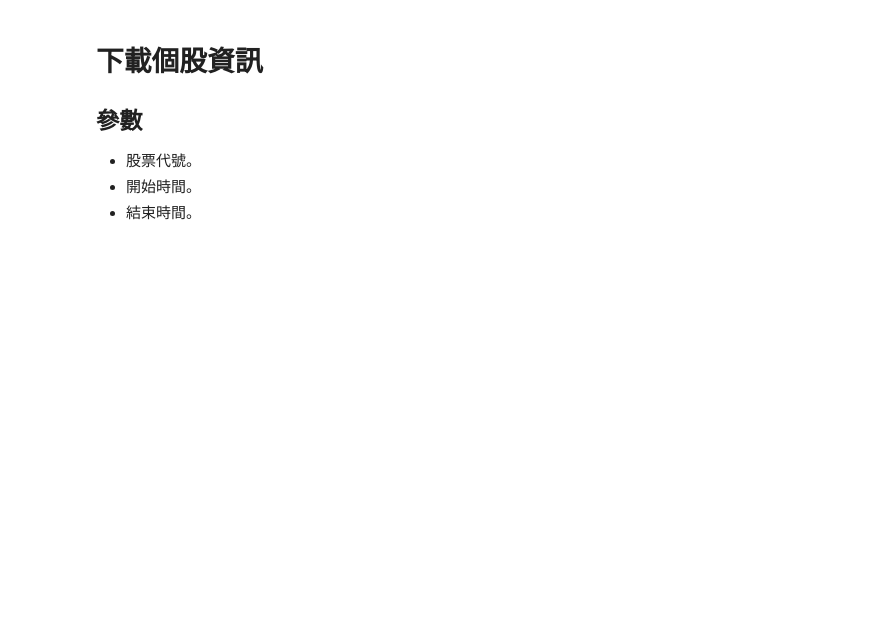
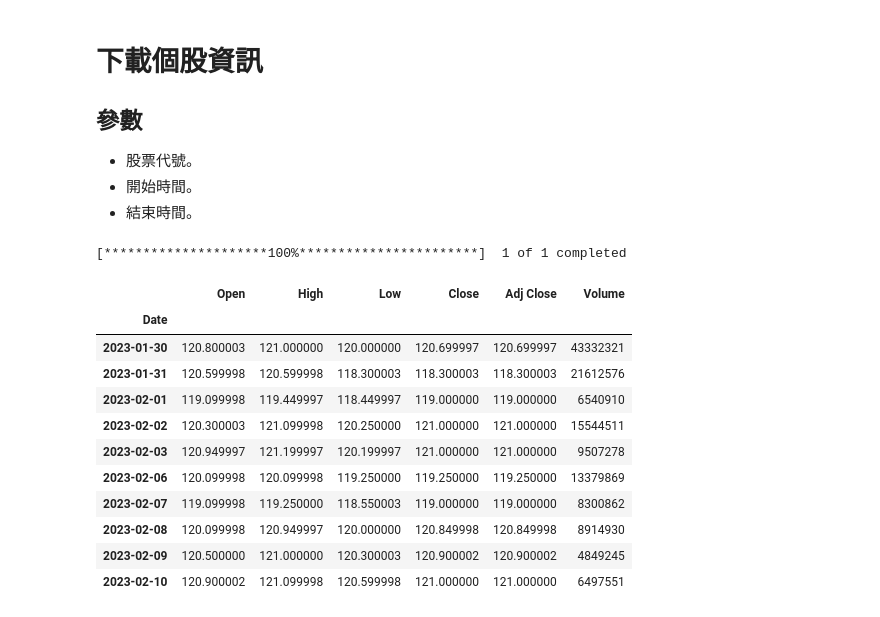
Before and after one commit to weihanchen/google-colab-python-learn, a Jupyter notebook: jupyter-examples/kd_strategy.ipynb, the cells around one changed output. Drawn from its saved outputs; the diff is of its cells as text; code cells hidden in the pictures; blank space fills up the shorter version.

Commit message:
[feat] change date range

```diff
--- a/jupyter-examples/kd_strategy.ipynb
+++ b/jupyter-examples/kd_strategy.ipynb
@@ -28,27 +28,41 @@ P.S 此安裝步驟會運行一段時間， 主要是因為Ta-Lib的安裝方式
 # %%
 import yfinance as yf
 import pandas as pd
 from pandas_datareader import data
 from datetime import datetime
 
 ################################# 請視需求帶入參數 ######################################
 # 股票代號
 stock_code = '0050.TW'
 
 # 開始時間
-start_date = datetime(2014, 7, 25)
+start_date = datetime(2013, 1, 1)
 
 # 結束時間
-end_date = datetime(2022, 7, 25)
+end_date = datetime(2023, 2, 11)
 ###########################################################################################
 
 # 獲取股票資料
 yf.pdr_override()
 
 # 從yahoo資料源獲取台股代號的datafram
 df = data.get_data_yahoo(stock_code, start_date, end_date)
 
 df.tail(10)
+# %% [output]
+[*********************100%***********************]  1 of 1 completed
+|  | Open | High | Low | Close | Adj Close | Volume |
+| Date |  |  |  |  |  |  |
+| 2023-01-30 | 120.800003 | 121.000000 | 120.000000 | 120.699997 | 120.699997 | 43332321 |
+| 2023-01-31 | 120.599998 | 120.599998 | 118.300003 | 118.300003 | 118.300003 | 21612576 |
+| 2023-02-01 | 119.099998 | 119.449997 | 118.449997 | 119.000000 | 119.000000 | 6540910 |
+| 2023-02-02 | 120.300003 | 121.099998 | 120.250000 | 121.000000 | 121.000000 | 15544511 |
+| 2023-02-03 | 120.949997 | 121.199997 | 120.199997 | 121.000000 | 121.000000 | 9507278 |
+| 2023-02-06 | 120.099998 | 120.099998 | 119.250000 | 119.250000 | 119.250000 | 13379869 |
+| 2023-02-07 | 119.099998 | 119.250000 | 118.550003 | 119.000000 | 119.000000 | 8300862 |
+| 2023-02-08 | 120.099998 | 120.949997 | 120.000000 | 120.849998 | 120.849998 | 8914930 |
+| 2023-02-09 | 120.500000 | 121.000000 | 120.300003 | 120.900002 | 120.900002 | 4849245 |
+| 2023-02-10 | 120.900002 | 121.099998 | 120.599998 | 121.000000 | 121.000000 | 6497551 |
 # %% [markdown]
 # 制定交易策略並進行回測
 - 此步驟可以來來回回進行調優。
```
Also changed, not shown: parts of 2 cells of this notebook.
